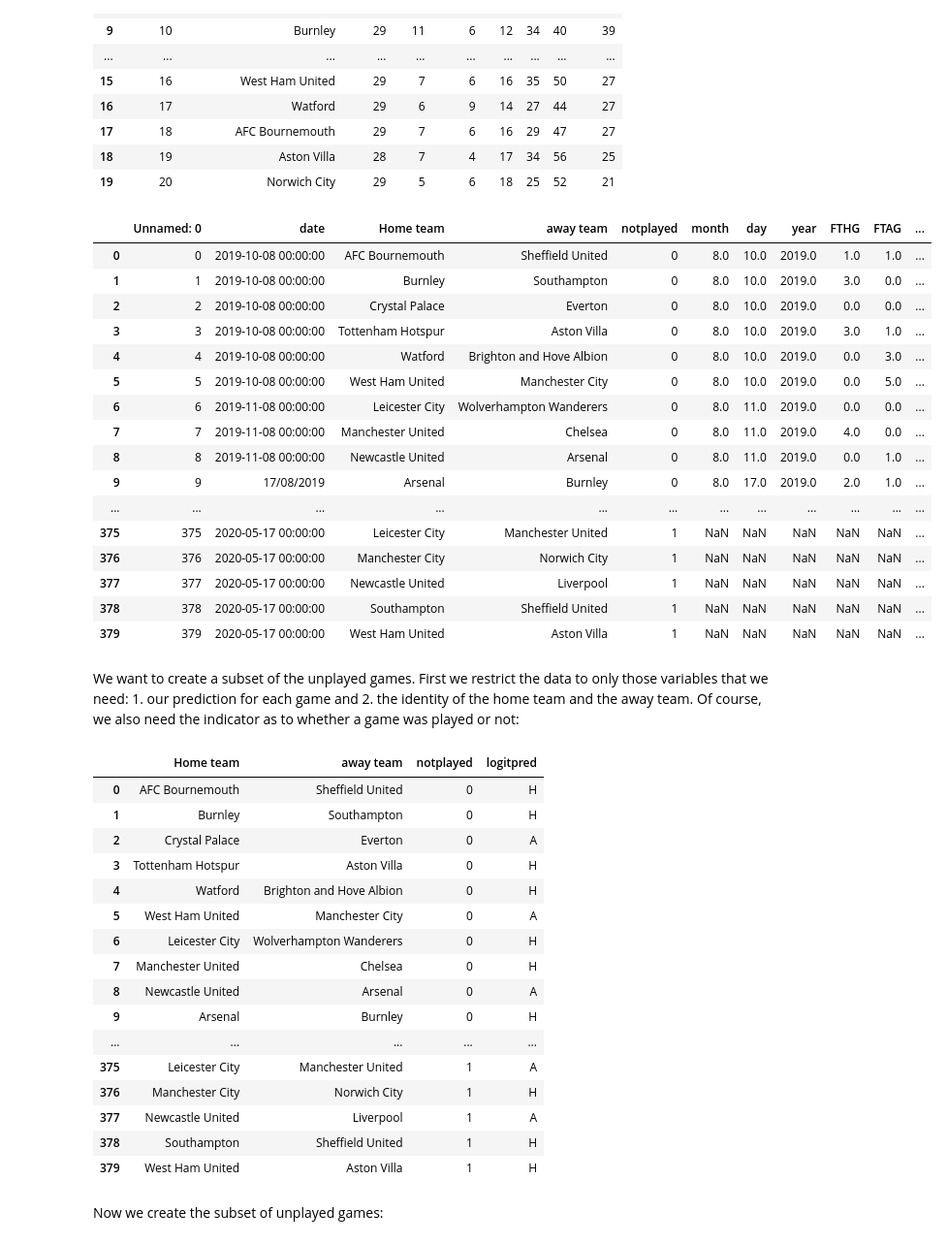
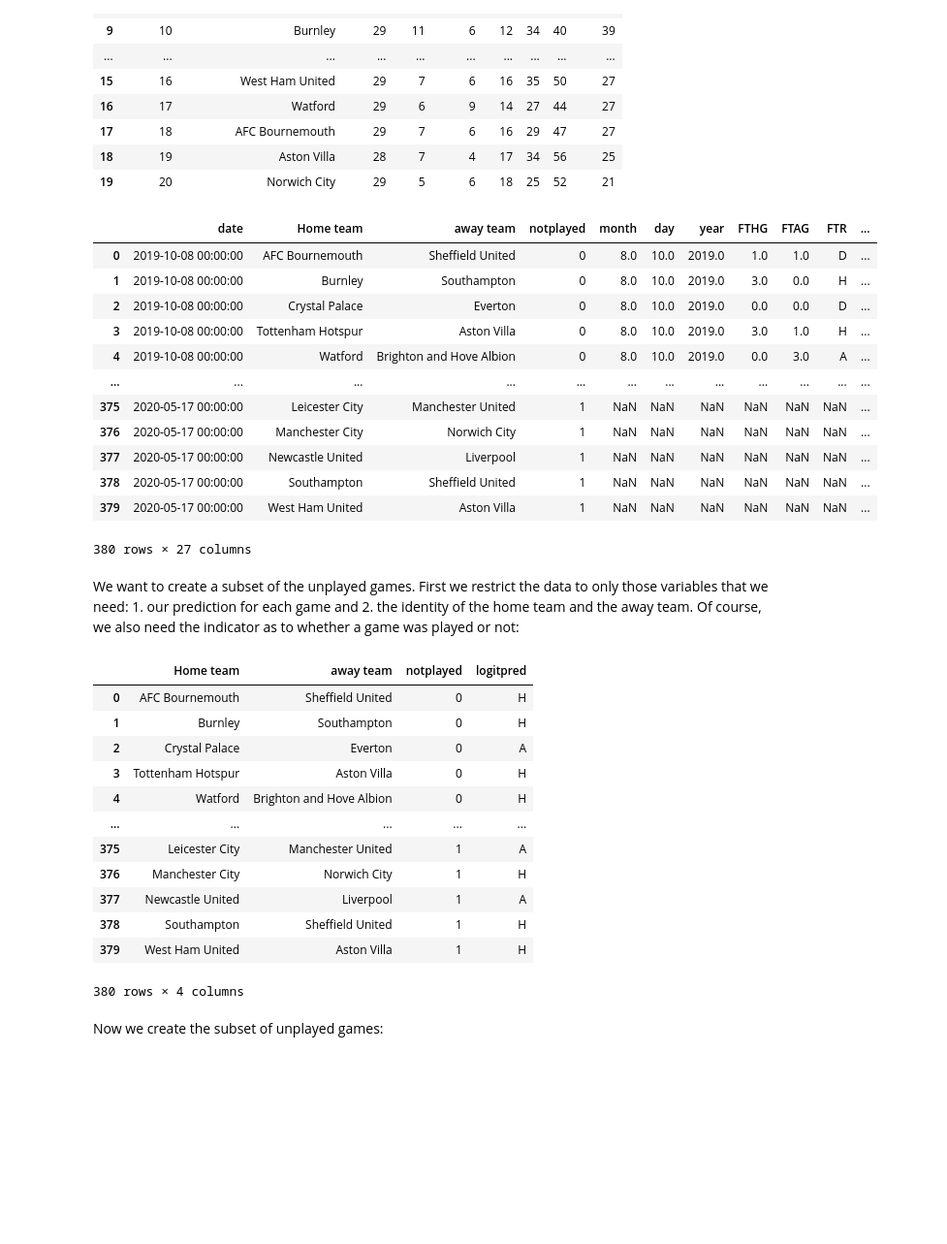
Before and after one commit to jbaviation/coursera_sports, a Jupyter notebook: 3_Prediction Models with Sports Data/Lecture Notebooks/3 Prediction and Forecasting.ipynb, the cells around one changed output. Shown at 97% size. Saved outputs shown, nothing was run; the diff lists cells and outputs as text; code cells hidden in the pictures; blank space fills up the shorter version.

Commit message:
Completed lectures for Week 3 of Prediction Models with Sports Data

```diff
--- a/3_Prediction Models with Sports Data/Lecture Notebooks/3 Prediction and Forecasting.ipynb
+++ b/3_Prediction Models with Sports Data/Lecture Notebooks/3 Prediction and Forecasting.ipynb
@@ -912,7 +914,7 @@ Note that we identify the outcome using inequalities, e.g. if the decimal odds o
 season19_20['B365res']= np.where((season19_20['B365H']<season19_20['B365D']) & (season19_20['B365H']<season19_20['B365A']),'H',\
                             np.where((season19_20['B365D']<season19_20['B365H']) & (season19_20['B365D']<season19_20['B365A']),'D',\
                                     np.where((season19_20['B365A']<season19_20['B365H']) & (season19_20['B365A']<season19_20['B365D']),'A',"")))
-pd.set_option('display.max_rows', 400)
+pd.set_option('display.max_rows', 40)
 season19_20
 # %% [output]
 |  | date | Home team | away team | notplayed | month | day | year | FTHG | FTAG | FTR | ... |
@@ -1442,26 +1399,22 @@ Table
 # %%
 # load the forecasts we produced in the last session
 
-forecasts19_20 = pd.read_excel("../Data/forecasts19_20.xlsx")
+forecasts19_20 = season19_20
 forecasts19_20
 # %% [output]
-|  | Unnamed: 0 | date | Home team | away team | notplayed | month | day | year | FTHG | FTAG | ... |
-| 0 | 0 | 2019-10-08 00:00:00 | AFC Bournemouth | Sheffield United | 0 | 8.0 | 10.0 | 2019.0 | 1.0 | 1.0 | ... |
-| 1 | 1 | 2019-10-08 00:00:00 | Burnley | Southampton | 0 | 8.0 | 10.0 | 2019.0 | 3.0 | 0.0 | ... |
-| 2 | 2 | 2019-10-08 00:00:00 | Crystal Palace | Everton | 0 | 8.0 | 10.0 | 2019.0 | 0.0 | 0.0 | ... |
-| 3 | 3 | 2019-10-08 00:00:00 | Tottenham Hotspur | Aston Villa | 0 | 8.0 | 10.0 | 2019.0 | 3.0 | 1.0 | ... |
-| 4 | 4 | 2019-10-08 00:00:00 | Watford | Brighton and Hove Albion | 0 | 8.0 | 10.0 | 2019.0 | 0.0 | 3.0 | ... |
-| 5 | 5 | 2019-10-08 00:00:00 | West Ham United | Manchester City | 0 | 8.0 | 10.0 | 2019.0 | 0.0 | 5.0 | ... |
-| 6 | 6 | 2019-11-08 00:00:00 | Leicester City | Wolverhampton Wanderers | 0 | 8.0 | 11.0 | 2019.0 | 0.0 | 0.0 | ... |
-| 7 | 7 | 2019-11-08 00:00:00 | Manchester United | Chelsea | 0 | 8.0 | 11.0 | 2019.0 | 4.0 | 0.0 | ... |
-| 8 | 8 | 2019-11-08 00:00:00 | Newcastle United | Arsenal | 0 | 8.0 | 11.0 | 2019.0 | 0.0 | 1.0 | ... |
-| 9 | 9 | 17/08/2019 | Arsenal | Burnley | 0 | 8.0 | 17.0 | 2019.0 | 2.0 | 1.0 | ... |
+|  | date | Home team | away team | notplayed | month | day | year | FTHG | FTAG | FTR | ... |
+| 0 | 2019-10-08 00:00:00 | AFC Bournemouth | Sheffield United | 0 | 8.0 | 10.0 | 2019.0 | 1.0 | 1.0 | D | ... |
+| 1 | 2019-10-08 00:00:00 | Burnley | Southampton | 0 | 8.0 | 10.0 | 2019.0 | 3.0 | 0.0 | H | ... |
+| 2 | 2019-10-08 00:00:00 | Crystal Palace | Everton | 0 | 8.0 | 10.0 | 2019.0 | 0.0 | 0.0 | D | ... |
+| 3 | 2019-10-08 00:00:00 | Tottenham Hotspur | Aston Villa | 0 | 8.0 | 10.0 | 2019.0 | 3.0 | 1.0 | H | ... |
+| 4 | 2019-10-08 00:00:00 | Watford | Brighton and Hove Albion | 0 | 8.0 | 10.0 | 2019.0 | 0.0 | 3.0 | A | ... |
 | ... | ... | ... | ... | ... | ... | ... | ... | ... | ... | ... | ... |
-| 375 | 375 | 2020-05-17 00:00:00 | Leicester City | Manchester United | 1 | NaN | NaN | NaN | NaN | NaN | ... |
-| 376 | 376 | 2020-05-17 00:00:00 | Manchester City | Norwich City | 1 | NaN | NaN | NaN | NaN | NaN | ... |
-| 377 | 377 | 2020-05-17 00:00:00 | Newcastle United | Liverpool | 1 | NaN | NaN | NaN | NaN | NaN | ... |
-| 378 | 378 | 2020-05-17 00:00:00 | Southampton | Sheffield United | 1 | NaN | NaN | NaN | NaN | NaN | ... |
-| 379 | 379 | 2020-05-17 00:00:00 | West Ham United | Aston Villa | 1 | NaN | NaN | NaN | NaN | NaN | ... |
+| 375 | 2020-05-17 00:00:00 | Leicester City | Manchester United | 1 | NaN | NaN | NaN | NaN | NaN | NaN | ... |
+| 376 | 2020-05-17 00:00:00 | Manchester City | Norwich City | 1 | NaN | NaN | NaN | NaN | NaN | NaN | ... |
+| 377 | 2020-05-17 00:00:00 | Newcastle United | Liverpool | 1 | NaN | NaN | NaN | NaN | NaN | NaN | ... |
+| 378 | 2020-05-17 00:00:00 | Southampton | Sheffield United | 1 | NaN | NaN | NaN | NaN | NaN | NaN | ... |
+| 379 | 2020-05-17 00:00:00 | West Ham United | Aston Villa | 1 | NaN | NaN | NaN | NaN | NaN | NaN | ... |
+380 rows × 27 columns
 # %% [markdown]
 We want to create a subset of the unplayed games. First we restrict the data to only those variables that we need: 1. our prediction for each game and 2. the identity of the home team and the away team. Of course, we also need the indicator as to whether a game was played or not:
 # %%
@@ -1474,17 +1427,13 @@ Unplayed
 | 2 | Crystal Palace | Everton | 0 | A |
 | 3 | Tottenham Hotspur | Aston Villa | 0 | H |
 | 4 | Watford | Brighton and Hove Albion | 0 | H |
-| 5 | West Ham United | Manchester City | 0 | A |
-| 6 | Leicester City | Wolverhampton Wanderers | 0 | H |
-| 7 | Manchester United | Chelsea | 0 | H |
-| 8 | Newcastle United | Arsenal | 0 | A |
-| 9 | Arsenal | Burnley | 0 | H |
 | ... | ... | ... | ... | ... |
 | 375 | Leicester City | Manchester United | 1 | A |
 | 376 | Manchester City | Norwich City | 1 | H |
 | 377 | Newcastle United | Liverpool | 1 | A |
 | 378 | Southampton | Sheffield United | 1 | H |
 | 379 | West Ham United | Aston Villa | 1 | H |
+380 rows × 4 columns
 # %% [markdown]
 Now we create the subset of unplayed games:
 # %%
```
Also changed, not shown: parts of 21 cells of this notebook.
